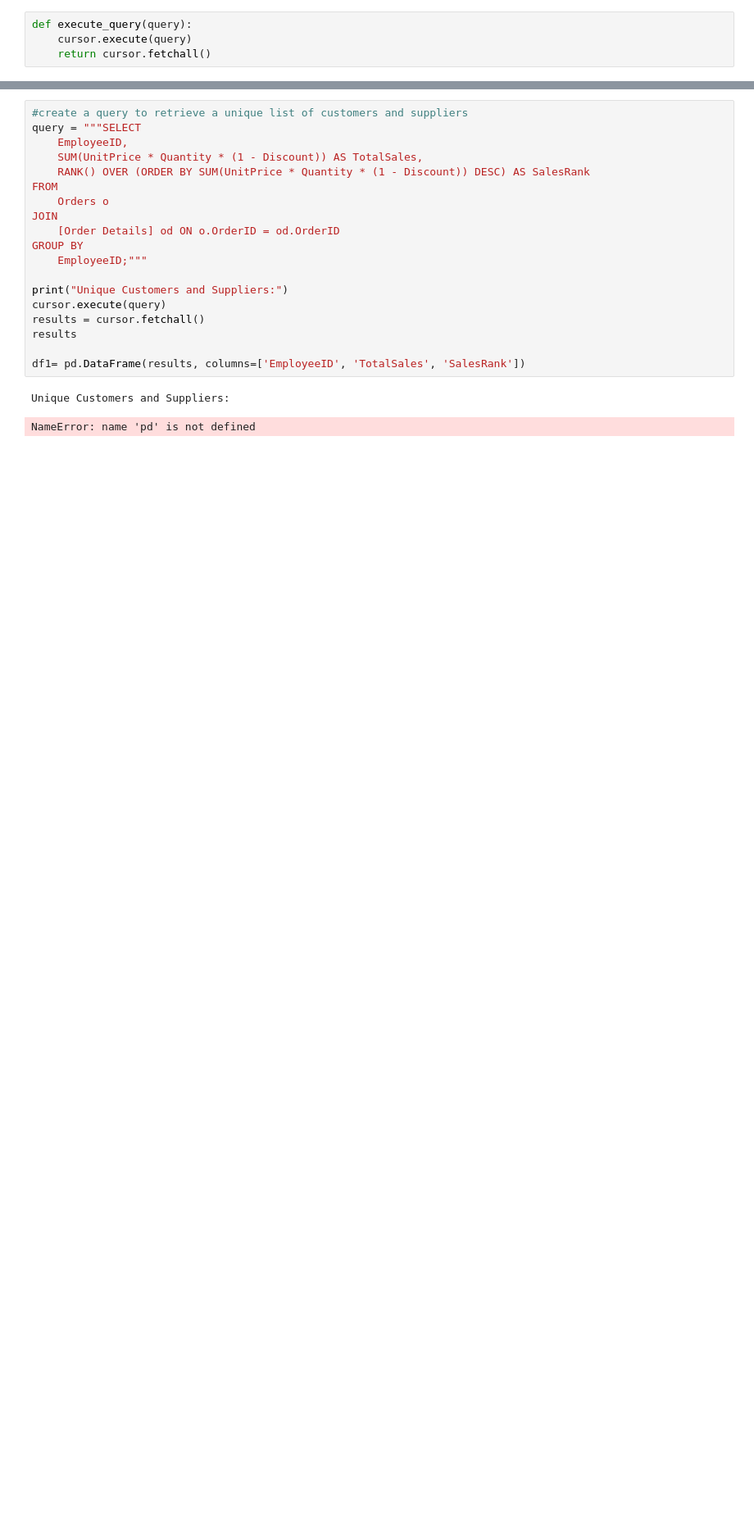
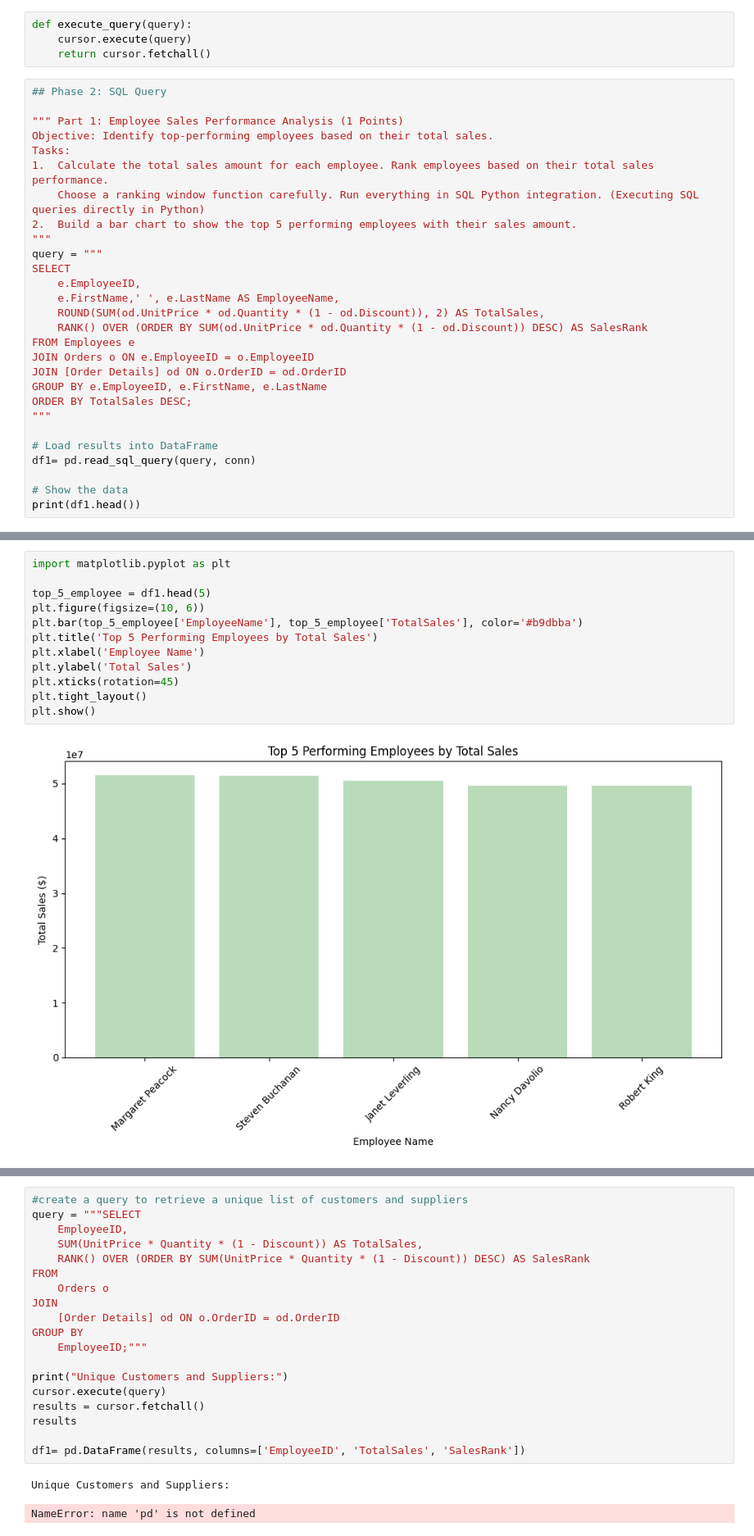
Before and after one commit to arocha0714/arocha0714.github.io, a Jupyter notebook: project.ipynb, the cells around one changed output, grey strips where cells are left out. Shown at 82% size. Cells and saved outputs as stored; diff of their text form; blank space fills up the shorter version.

Commit message:
added graph

```diff
--- a/project.ipynb
+++ b/project.ipynb
@@ -72,3 +72,31 @@ Winchester Way | London | British Isles | RG1 9SP | UK | (71) 555-5598 | 465 | b
 def execute_query(query):
     cursor.execute(query)
     return cursor.fetchall()
+# %%
+## Phase 2: SQL Query
+
+""" Part 1: Employee Sales Performance Analysis (1 Points)
+Objective: Identify top-performing employees based on their total sales.
+Tasks:
+1.	Calculate the total sales amount for each employee. Rank employees based on their total sales performance.
+    Choose a ranking window function carefully. Run everything in SQL Python integration. (Executing SQL queries directly in Python)
+2.	Build a bar chart to show the top 5 performing employees with their sales amount.
+"""
+query = """
+SELECT
+    e.EmployeeID,
+    e.FirstName,' ', e.LastName AS EmployeeName,
+    ROUND(SUM(od.UnitPrice * od.Quantity * (1 - od.Discount)), 2) AS TotalSales,
+    RANK() OVER (ORDER BY SUM(od.UnitPrice * od.Quantity * (1 - od.Discount)) DESC) AS SalesRank
+FROM Employees e
+JOIN Orders o ON e.EmployeeID = o.EmployeeID
+JOIN [Order Details] od ON o.OrderID = od.OrderID
+GROUP BY e.EmployeeID, e.FirstName, e.LastName
+ORDER BY TotalSales DESC;
+"""
+
+# Load results into DataFrame
+df1= pd.read_sql_query(query, conn)
+
+# Show the data
+print(df1.head())
@@ -74,0 +110,14 @@ def execute_query(query):
+# %%
+import matplotlib.pyplot as plt
+
+top_5_employee = df1.head(5)
+plt.figure(figsize=(10, 6))
+plt.bar(top_5_employee['EmployeeName'], top_5_employee['TotalSales'], color='#b9dbba')
+plt.title('Top 5 Performing Employees by Total Sales')
+plt.xlabel('Employee Name')
+plt.ylabel('Total Sales')
+plt.xticks(rotation=45)
+plt.tight_layout()
+plt.show()
+# %% [output]
+[figure, added]
```
Also changed, not shown: parts of 16 cells of this notebook, 1 other file.
